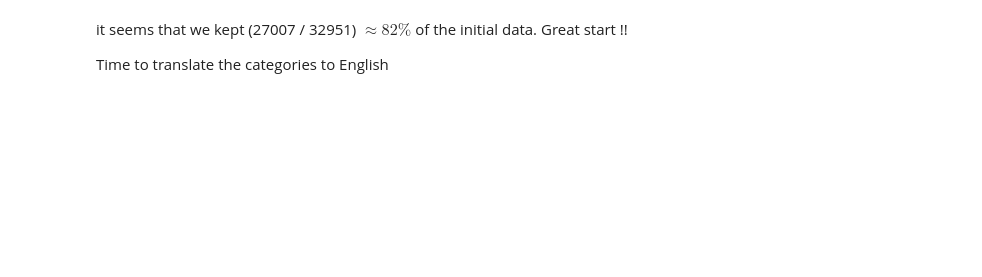
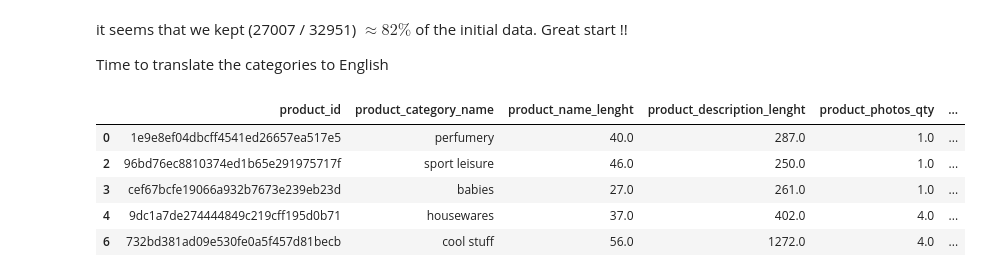
Before and after one commit to ayhem18/Ecommerce_case_study, a Jupyter notebook: data_analysis/preparing_products_data.ipynb, the cells around one changed output. Saved outputs shown, nothing was run; the diff lists cells and outputs as text; code cells hidden in the pictures; blank space fills up the shorter version.

```diff
--- a/data_analysis/preparing_products_data.ipynb
+++ b/data_analysis/preparing_products_data.ipynb
@@ -64,4 +122,14 @@ from deep_translator import GoogleTranslator
 import re
 translator = GoogleTranslator(source='pt', target='en')
 categories_english = [translator.translate(text=re.sub('_', ' ', t)) for t in product_categories]
+# %%
+df['product_category_name'] = df['product_category_name'].map(dict([(pt, en) for pt, en in zip(product_categories, categories_english)]))
+df.head()
+# %% [output]
+|  | product_id | product_category_name | product_name_lenght | product_description_lenght | product_photos_qty | ... |
+| 0 | 1e9e8ef04dbcff4541ed26657ea517e5 | perfumery | 40.0 | 287.0 | 1.0 | ... |
+| 2 | 96bd76ec8810374ed1b65e291975717f | sport leisure | 46.0 | 250.0 | 1.0 | ... |
+| 3 | cef67bcfe19066a932b7673e239eb23d | babies | 27.0 | 261.0 | 1.0 | ... |
+| 4 | 9dc1a7de274444849c219cff195d0b71 | housewares | 37.0 | 402.0 | 4.0 | ... |
+| 6 | 732bd381ad09e530fe0a5f457d81becb | cool stuff | 56.0 | 1272.0 | 4.0 | ... |
 # %%
```
Also changed, not shown: parts of 9 cells of this notebook, 3 other files.
